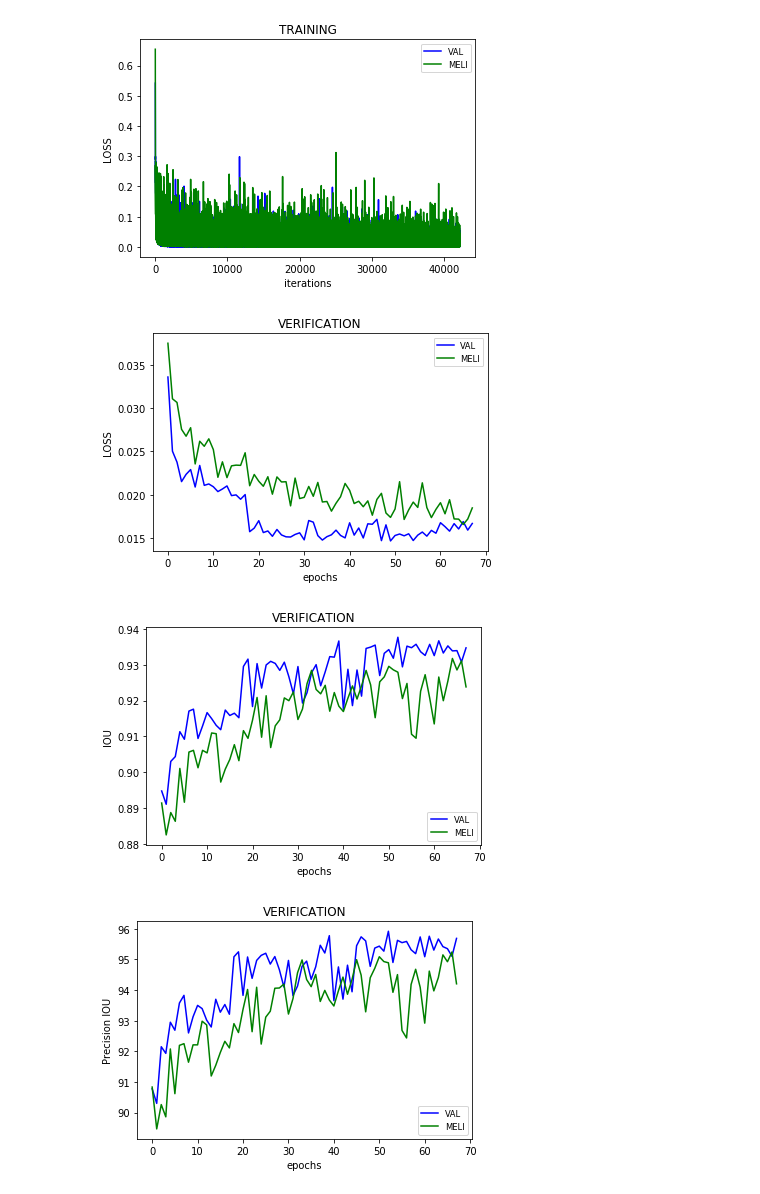
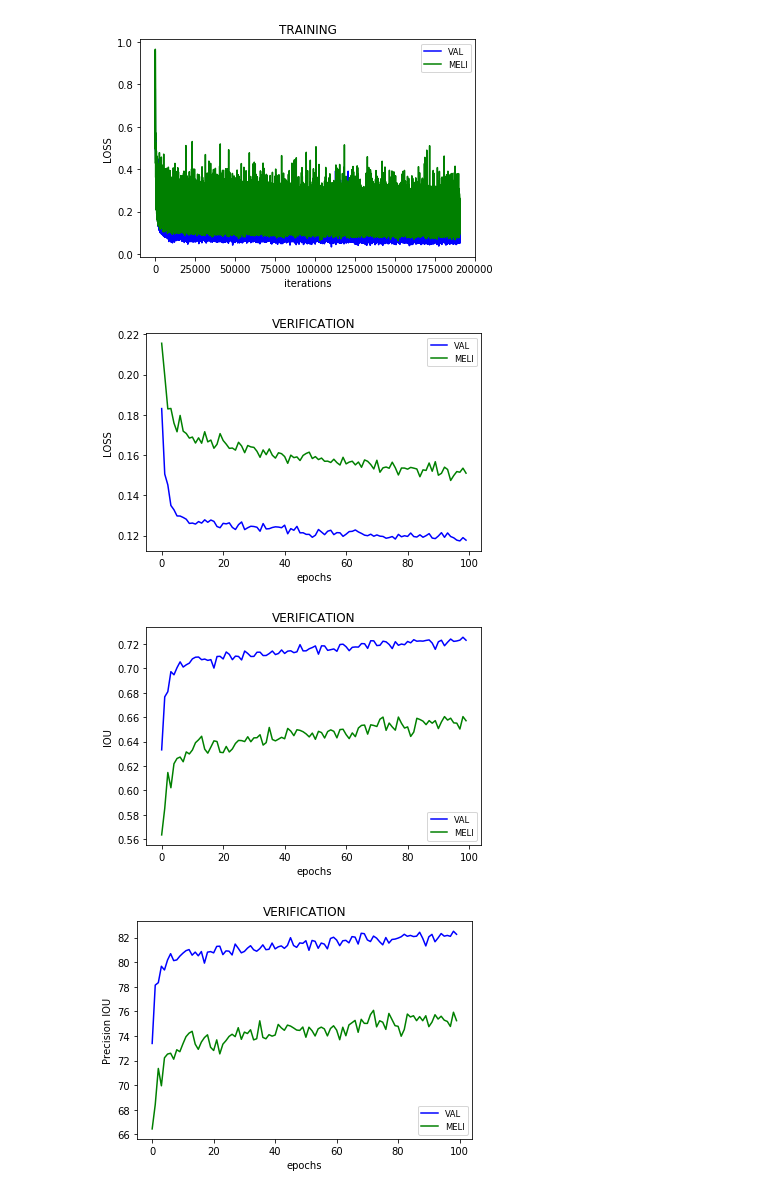
Before and after one commit to melissande/2_master_thesis, a Jupyter notebook: save_losses_compa_nb.ipynb, the cells around one changed output. Cells and saved outputs as stored; diff of their text form; code cells hidden in the pictures.

```diff
--- a/save_losses_compa_nb.ipynb
+++ b/save_losses_compa_nb.ipynb
@@ -5,14 +5,14 @@ import os
 import matplotlib.pyplot as plt
 # %%
 
-FILE_NAME='LOSSES_COMPARISON/meli_val_ghana'
+FILE_NAME='LOSSES_COMPARISON/meli_val_spacenet'
 
 
 
 
 
-f1='MODEL_VAL_GHANA/TEST_SAVE/'
-f2='MODEL_MELI_GHANA/TEST_SAVE/'
+f1='MODEL_VAL_SPACENET/TEST_SAVE/'
+f2='MODEL_MELI_SPACENET/TEST_SAVE/'
 # f3='MODEL_BASIC_TEST_bs32/TEST_SAVE/'
 # f4='MODEL_BASIC_TEST_pytorch_120/TEST_SAVE/'
 # f5='MODEL_BASIC_TEST_pytorch_120/TEST_SAVE/'
@@ -380,34 +380,34 @@ fig4.savefig(FILE_NAME+'_f1_verif_iou.png')
 # ax5.plot(ite1,t1,'b', label=leg[0])
 # plt.title('VERIFICATION')
 # plt.ylabel('IOU Precision')
 # plt.xlabel('epochs')
 # ax5.legend(loc='lower right',fontsize='small')
 # plt.show()
 # fig5.savefig(FILE_NAME+'_verif_iou.png')
 
 
 # fig4 = plt.figure()
 # ax4=plt.subplot(111)
 
 
 
 
 # with open(f1+'f1_iou_verif.txt', "r") as ins:
 #     t1 = []
 #     for line in ins.readlines():
 #         t1.append(float(line))
 # t1=np.asarray(t1)
 # ite1 = np.arange(0,len(t1),1)
 
 # ax4.plot(ite1,t1,'b', label=leg[0])
 # plt.title('VERIFICATION')
 # plt.ylabel('f1 IOU')
 # plt.xlabel('epochs')
 # ax4.legend(loc='lower right',fontsize='small')
 # plt.show()
 # fig4.savefig(FILE_NAME+'_f1_verif_iou.png')
 # %% [output]
-[figure, old version]
+[figure, new version]
-[figure, old version]
+[figure, new version]
-[figure, old version]
+[figure, new version]
-[figure, old version]
+[figure, new version]
```
Also changed, not shown: parts of 1 cell of this notebook, 1 other file.
